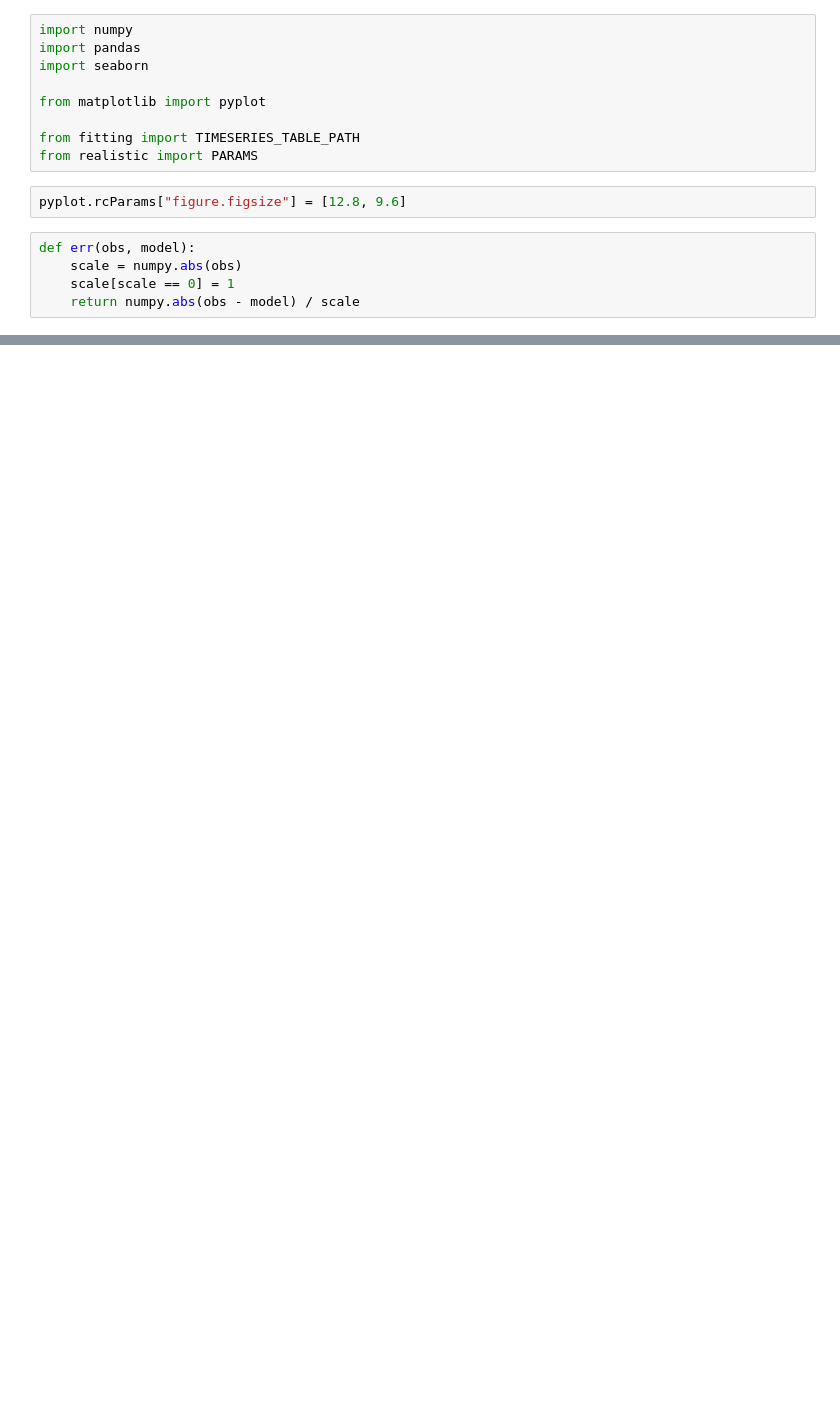
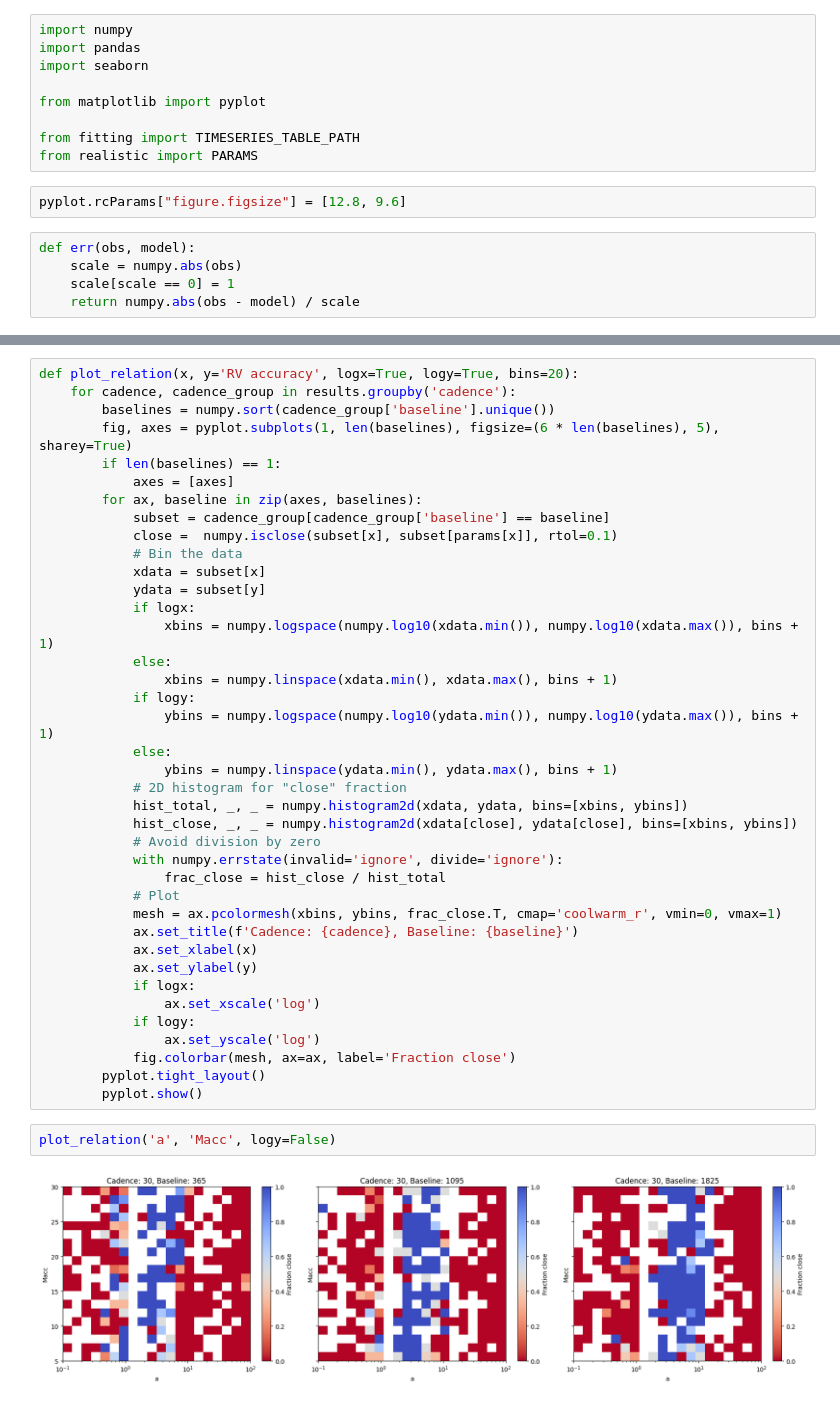
Before and after one commit to adammcmaster/self_lensing_radial_velocity, a Jupyter notebook: src/plot_fitted_timeseries_results.ipynb, the cells around one changed output, grey strips where cells are left out. Drawn from its saved outputs; the diff is of its cells as text; blank space fills up the shorter version.

```diff
--- a/src/plot_fitted_timeseries_results.ipynb
+++ b/src/plot_fitted_timeseries_results.ipynb
@@ -130,0 +112,43 @@ seaborn.move_legend(a, "upper left", bbox_to_anchor=(1, 1))
+# %%
+def plot_relation(x, y='RV accuracy', logx=True, logy=True, bins=20):
+    for cadence, cadence_group in results.groupby('cadence'):
+        baselines = numpy.sort(cadence_group['baseline'].unique())
+        fig, axes = pyplot.subplots(1, len(baselines), figsize=(6 * len(baselines), 5), sharey=True)
+        if len(baselines) == 1:
+            axes = [axes]
+        for ax, baseline in zip(axes, baselines):
+            subset = cadence_group[cadence_group['baseline'] == baseline]
+            close =  numpy.isclose(subset[x], subset[params[x]], rtol=0.1)
+            # Bin the data
+            xdata = subset[x]
+            ydata = subset[y]
+            if logx:
+                xbins = numpy.logspace(numpy.log10(xdata.min()), numpy.log10(xdata.max()), bins + 1)
+            else:
+                xbins = numpy.linspace(xdata.min(), xdata.max(), bins + 1)
+            if logy:
+                ybins = numpy.logspace(numpy.log10(ydata.min()), numpy.log10(ydata.max()), bins + 1)
+            else:
+                ybins = numpy.linspace(ydata.min(), ydata.max(), bins + 1)
+            # 2D histogram for "close" fraction
+            hist_total, _, _ = numpy.histogram2d(xdata, ydata, bins=[xbins, ybins])
+            hist_close, _, _ = numpy.histogram2d(xdata[close], ydata[close], bins=[xbins, ybins])
+            # Avoid division by zero
+            with numpy.errstate(invalid='ignore', divide='ignore'):
+                frac_close = hist_close / hist_total
+            # Plot
+            mesh = ax.pcolormesh(xbins, ybins, frac_close.T, cmap='coolwarm_r', vmin=0, vmax=1)
+            ax.set_title(f'Cadence: {cadence}, Baseline: {baseline}')
+            ax.set_xlabel(x)
+            ax.set_ylabel(y)
+            if logx:
+                ax.set_xscale('log')
+            if logy:
+                ax.set_yscale('log')
+            fig.colorbar(mesh, ax=ax, label='Fraction close')
+        pyplot.tight_layout()
+        pyplot.show()
+# %%
+plot_relation('a', 'Macc', logy=False)
+# %% [output]
+[figure, added]
```
Also changed, not shown: parts of 36 cells of this notebook, 7 other files.
